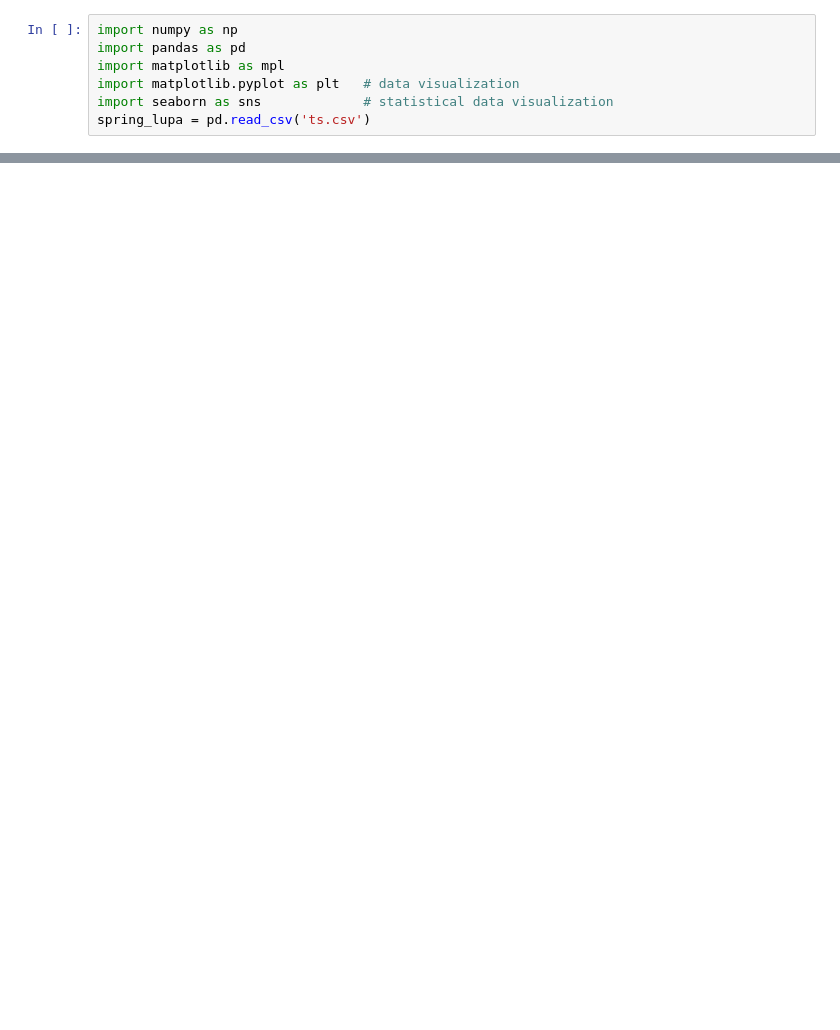
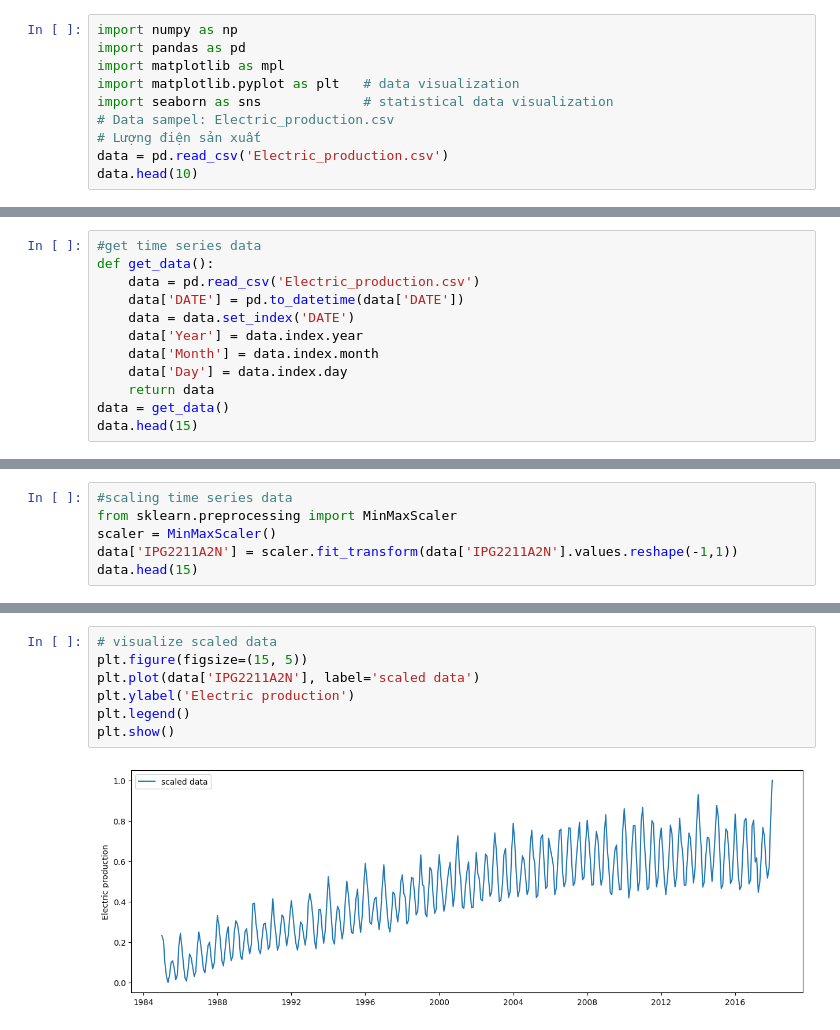
Before and after one commit to phenikaatuscode/Python_HW, a Jupyter notebook: Python_13_14/Bai_14.ipynb, the cells around one changed output, grey strips where cells are left out. Saved outputs shown, nothing was run; the diff lists cells and outputs as text; blank space fills up the shorter version.

```diff
--- a/Python_13_14/Bai_14.ipynb
+++ b/Python_13_14/Bai_14.ipynb
@@ -4,4 +4,7 @@ import pandas as pd
 import matplotlib as mpl
 import matplotlib.pyplot as plt   # data visualization
 import seaborn as sns             # statistical data visualization
-spring_lupa = pd.read_csv('ts.csv')
+# Data sampel: Electric_production.csv
+# Lượng điện sản xuất
+data = pd.read_csv('Electric_production.csv')
+data.head(10)
@@ -115,0 +23,12 @@ Test RMSE: 2.142
+# %%
+#get time series data
+def get_data():
+    data = pd.read_csv('Electric_production.csv')
+    data['DATE'] = pd.to_datetime(data['DATE'])
+    data = data.set_index('DATE')
+    data['Year'] = data.index.year
+    data['Month'] = data.index.month
+    data['Day'] = data.index.day
+    return data
+data = get_data()
+data.head(15)
@@ -115,0 +113,6 @@ Test RMSE: 2.142
+# %%
+#scaling time series data
+from sklearn.preprocessing import MinMaxScaler
+scaler = MinMaxScaler()
+data['IPG2211A2N'] = scaler.fit_transform(data['IPG2211A2N'].values.reshape(-1,1))
+data.head(15)
@@ -115,0 +137,9 @@ Test RMSE: 2.142
+# %%
+# visualize scaled data
+plt.figure(figsize=(15, 5))
+plt.plot(data['IPG2211A2N'], label='scaled data')
+plt.ylabel('Electric production')
+plt.legend()
+plt.show()
+# %% [output]
+[figure, added]
```
Also changed, not shown: parts of 15 cells of this notebook.
